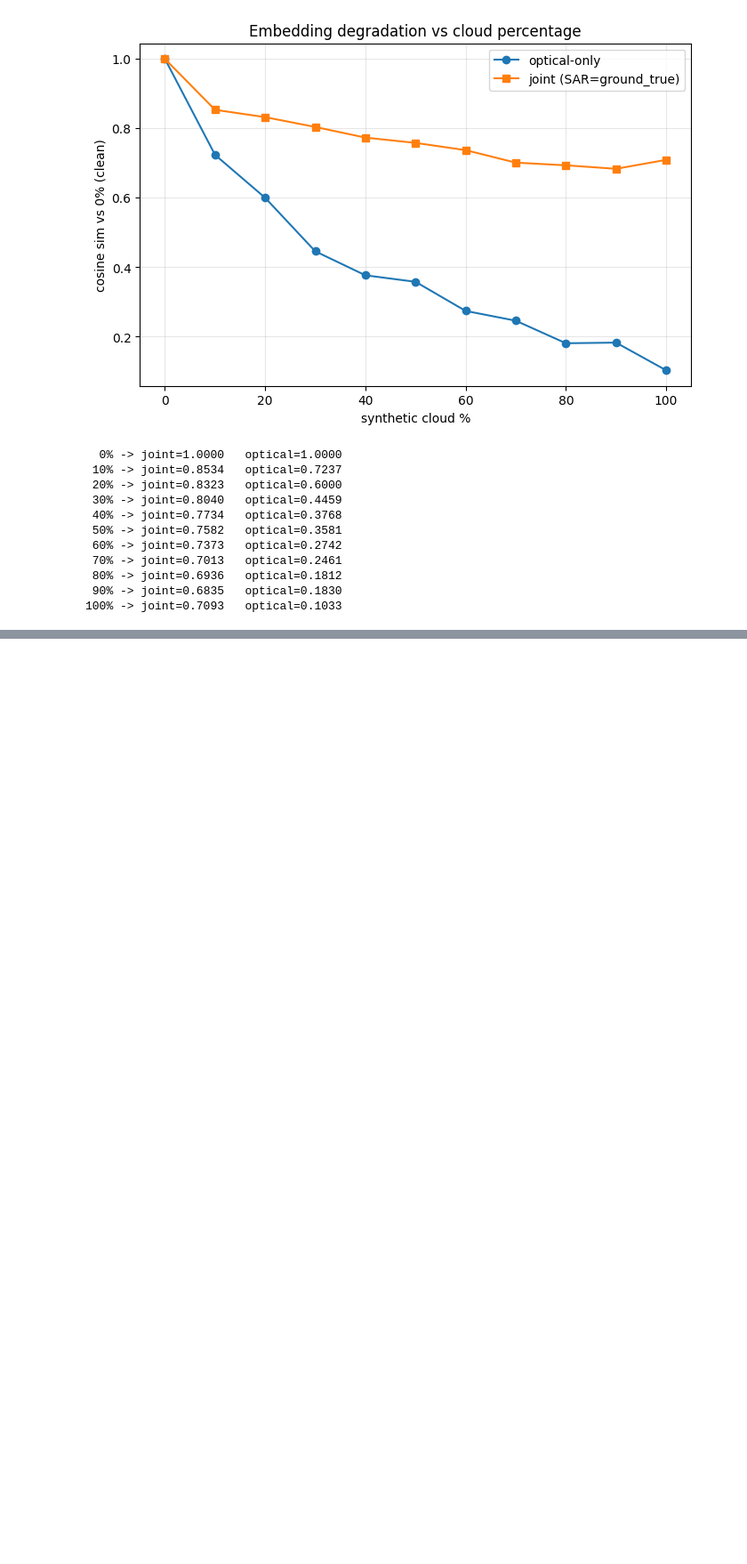
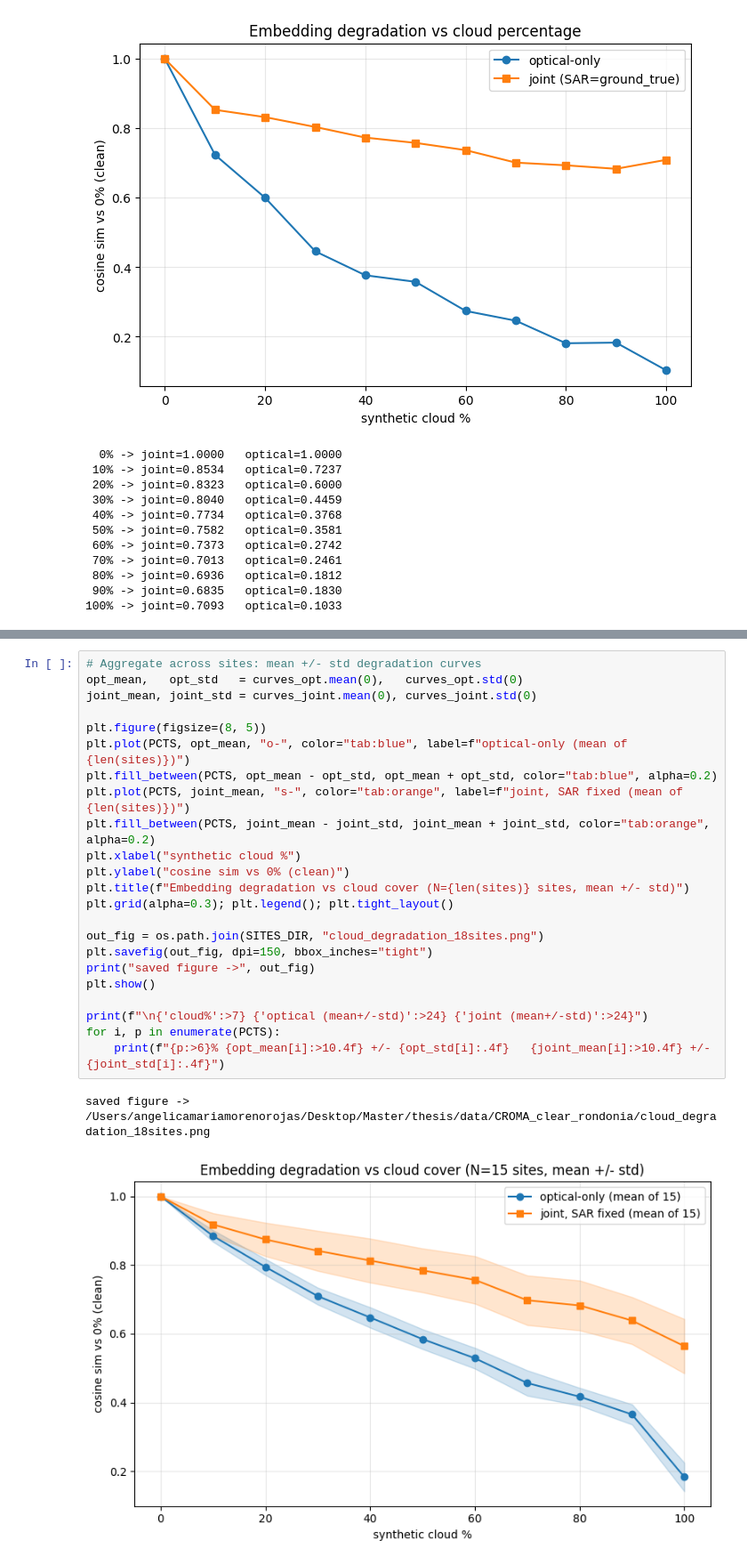
Before and after one commit to Angelicarjs/tropical_forest_disturbance, a Jupyter notebook: cloud_eva.ipynb, the cells around one changed output, grey strips where cells are left out. Shown at 89% size. Cells and saved outputs as stored; diff of their text form; blank space fills up the shorter version.

```diff
--- a/cloud_eva.ipynb
+++ b/cloud_eva.ipynb
@@ -630,0 +801,26 @@ for p, cj, co in zip(pcts, cos_joint, cos_opt):
+# %%
+# Aggregate across sites: mean +/- std degradation curves
+opt_mean,   opt_std   = curves_opt.mean(0),   curves_opt.std(0)
+joint_mean, joint_std = curves_joint.mean(0), curves_joint.std(0)
+
+plt.figure(figsize=(8, 5))
+plt.plot(PCTS, opt_mean, "o-", color="tab:blue", label=f"optical-only (mean of {len(sites)})")
+plt.fill_between(PCTS, opt_mean - opt_std, opt_mean + opt_std, color="tab:blue", alpha=0.2)
+plt.plot(PCTS, joint_mean, "s-", color="tab:orange", label=f"joint, SAR fixed (mean of {len(sites)})")
+plt.fill_between(PCTS, joint_mean - joint_std, joint_mean + joint_std, color="tab:orange", alpha=0.2)
+plt.xlabel("synthetic cloud %")
+plt.ylabel("cosine sim vs 0% (clean)")
+plt.title(f"Embedding degradation vs cloud cover (N={len(sites)} sites, mean +/- std)")
+plt.grid(alpha=0.3); plt.legend(); plt.tight_layout()
+
+out_fig = os.path.join(SITES_DIR, "cloud_degradation_18sites.png")
+plt.savefig(out_fig, dpi=150, bbox_inches="tight")
+print("saved figure ->", out_fig)
+plt.show()
+
+print(f"\n{'cloud%':>7} {'optical (mean+/-std)':>24} {'joint (mean+/-std)':>24}")
+for i, p in enumerate(PCTS):
+    print(f"{p:>6}% {opt_mean[i]:>10.4f} +/- {opt_std[i]:.4f}   {joint_mean[i]:>10.4f} +/- {joint_std[i]:.4f}")
+# %% [output]
+saved figure -> /Users/angelicamariamorenorojas/Desktop/Master/thesis/data/CROMA_clear_rondonia/cloud_degradation_18sites.png
+[figure, added]
```
Also changed, not shown: parts of 9 cells of this notebook.
